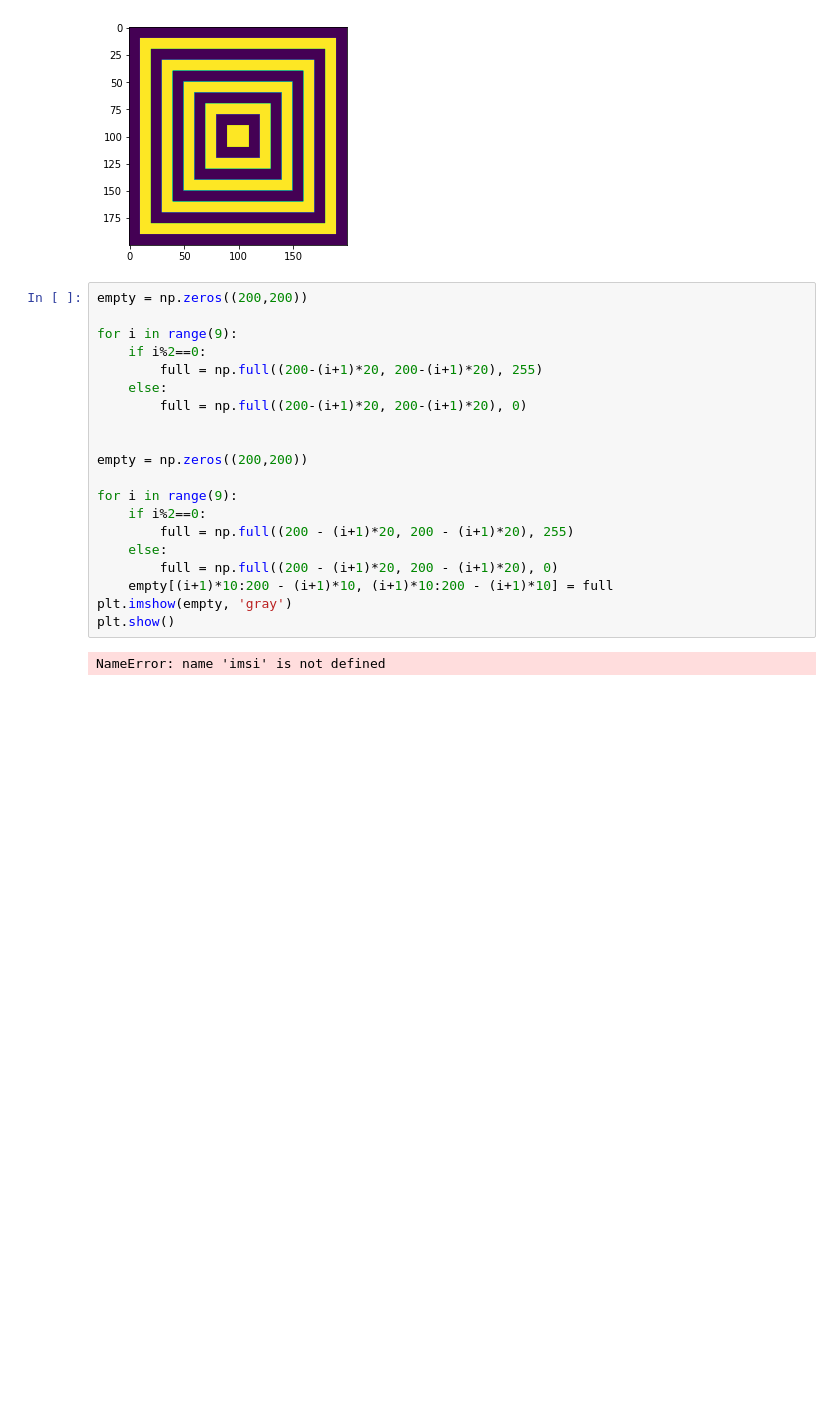
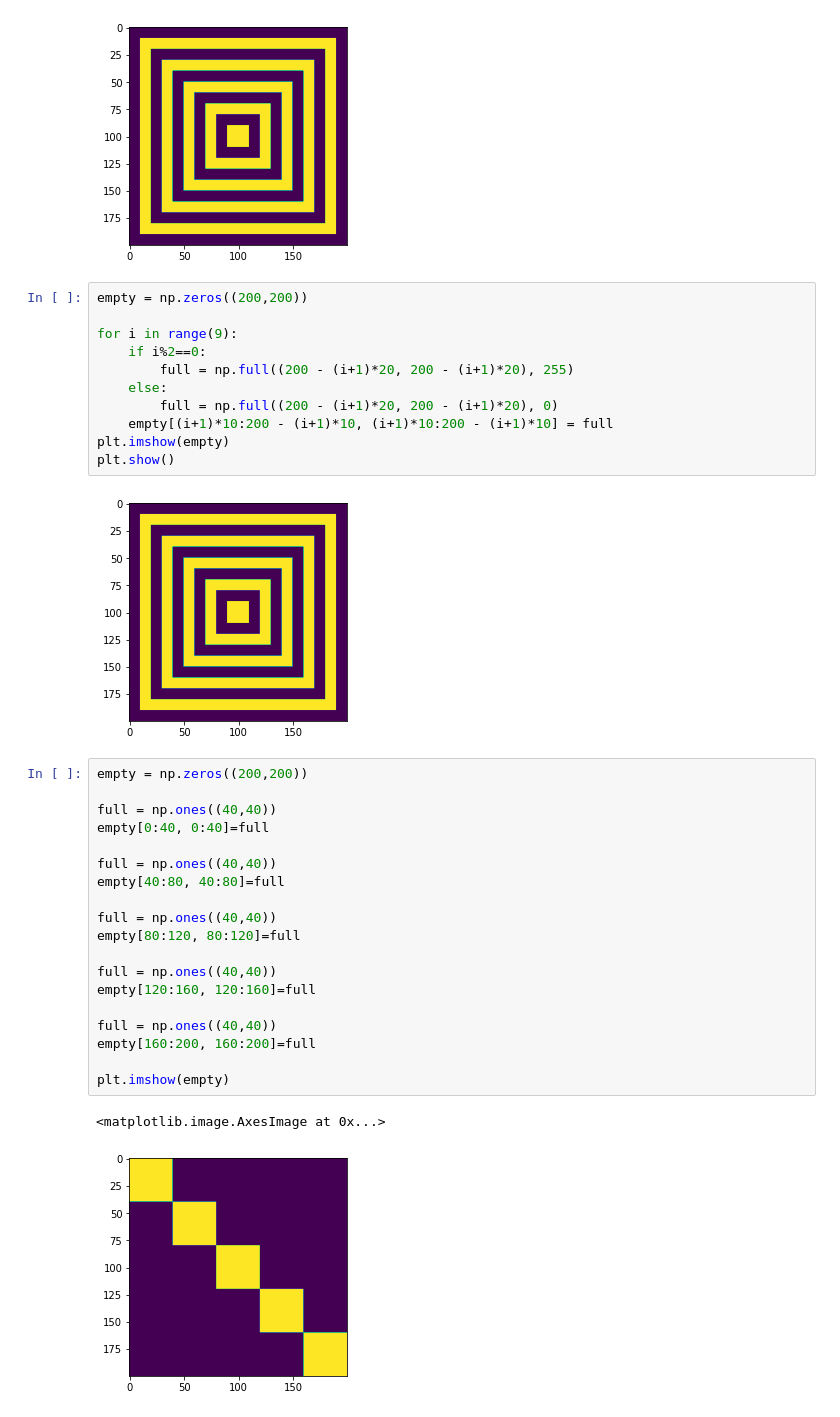
Before and after one commit to antarachain/AI_python, a Jupyter notebook: anything/Untitled.ipynb, the cells around one changed output. Saved outputs shown, nothing was run; the diff lists cells and outputs as text; blank space fills up the shorter version.

```diff
--- a/anything/Untitled.ipynb
+++ b/anything/Untitled.ipynb
@@ -57,15 +57,6 @@ plt.imshow(empty)
 <matplotlib.image.AxesImage at 0x...>
 [figure]
 # %%
-empty = np.zeros((200,200))
-
-for i in range(9):
-    if i%2==0:
-        full = np.full((200-(i+1)*20, 200-(i+1)*20), 255)
-    else:
-        full = np.full((200-(i+1)*20, 200-(i+1)*20), 0)
-
-
 empty = np.zeros((200,200))
 
 for i in range(9):
@@ -74,7 +65,29 @@ for i in range(9):
     else:
         full = np.full((200 - (i+1)*20, 200 - (i+1)*20), 0)
     empty[(i+1)*10:200 - (i+1)*10, (i+1)*10:200 - (i+1)*10] = full
-plt.imshow(empty, 'gray')
+plt.imshow(empty)
 plt.show()
 # %% [output]
-NameError: name 'imsi' is not defined
+[figure, added]
+# %%
+empty = np.zeros((200,200))
+
+full = np.ones((40,40))
+empty[0:40, 0:40]=full
+
+full = np.ones((40,40))
+empty[40:80, 40:80]=full
+
+full = np.ones((40,40))
+empty[80:120, 80:120]=full
+
+full = np.ones((40,40))
+empty[120:160, 120:160]=full
+
+full = np.ones((40,40))
+empty[160:200, 160:200]=full
+
+plt.imshow(empty)
+# %% [output]
+<matplotlib.image.AxesImage at 0x...>
+[figure, added]
```
Also changed, not shown: parts of 1 cell of this notebook, 3 other files.
